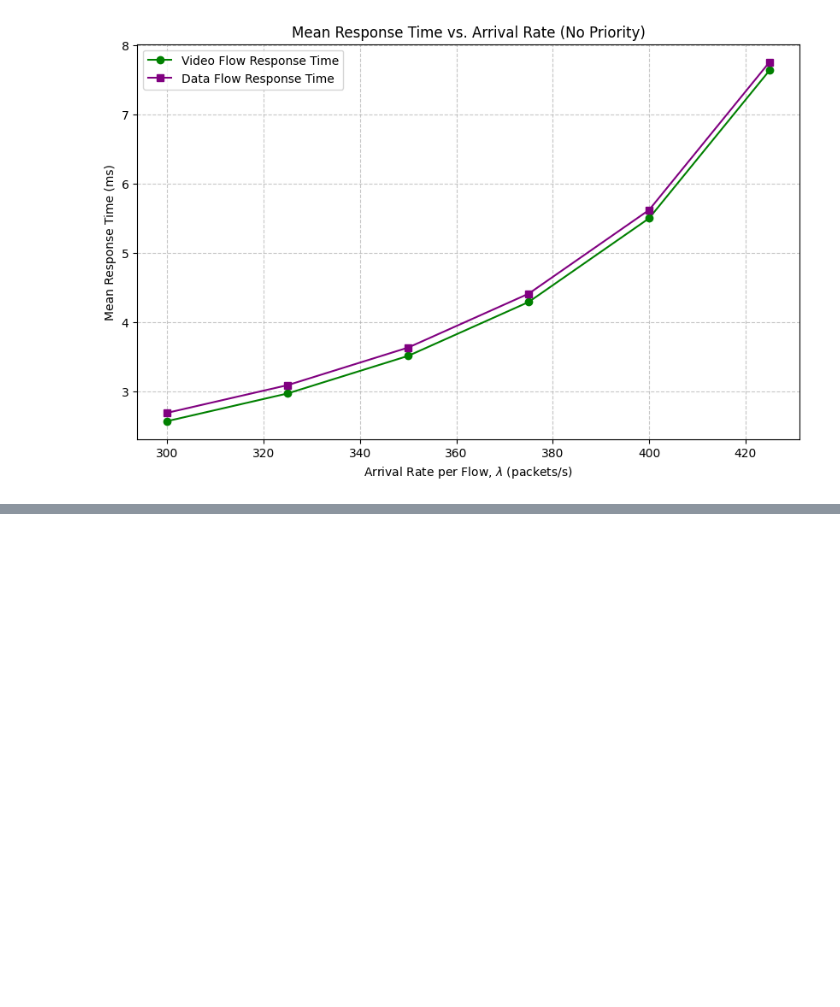
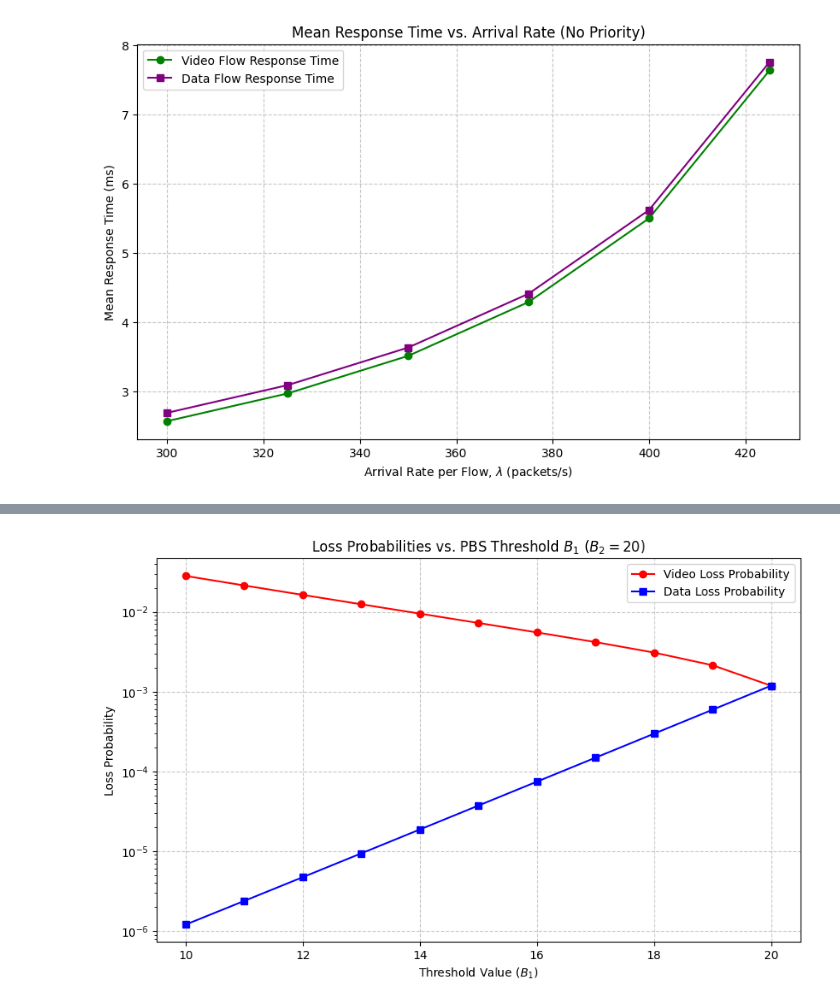
Before and after one commit to Clon5676/engOfQualityofService, a Jupyter notebook: Exercise2.ipynb, the cells around one changed output, grey strips where cells are left out. Cells and saved outputs as stored; diff of their text form; code cells hidden in the pictures; blank space fills up the shorter version.

```diff
--- a/Exercise2.ipynb
+++ b/Exercise2.ipynb
@@ -90,0 +73,67 @@ Notice that the curves for video and data are completely parallel. The only diff
+# %%
+import matplotlib.pyplot as plt
+
+def calculate_pbs_loss(B1, B2=20):
+    """
+    Calculate the loss probabilities for video and data flows under PBS.
+    B1: Threshold for rejecting video packets
+    B2: Total buffer size (fixed at 20)
+    """
+    lambda_v = 400  # Video arrival rate
+    lambda_d = 400  # Data arrival rate
+    capacity_bps = 1_000_000
+
+    # Calculate service rate mu (packets/s)
+    packet_size_bits = 120 * 8
+    mu = capacity_bps / packet_size_bits
+
+    # 1. Calculate unnormalized steady-state probabilities
+    terms = [0] * (B2 + 1)
+    terms[0] = 1.0  # Base state P0
+
+    for k in range(1, B2 + 1):
+        if k <= B1:
+            # Below threshold: accept both flows
+            terms[k] = terms[k-1] * ((lambda_v + lambda_d) / mu)
+        else:
+            # Above threshold: accept ONLY data flows
+            terms[k] = terms[k-1] * (lambda_d / mu)
+
+    # 2. Normalize probabilities
+    sum_terms = sum(terms)
+    P = [t / sum_terms for t in terms]
+
+    # 3. Calculate Loss Probabilities
+    # Video is lost when buffer >= B1
+    P_loss_video = sum(P[B1 : B2 + 1])
+
+    # Data is lost only when buffer is completely full (state B2)
+    P_loss_data = P[B2]
+
+    return P_loss_video, P_loss_data
+
+# Prepare data: B1 varies from B2/2 (10) up to B2 (20)
+B2_max = 20
+B1_values = list(range(10, B2_max + 1))
+loss_prob_video = []
+loss_prob_data = []
+
+for b1 in B1_values:
+    pv, pd = calculate_pbs_loss(b1, B2_max)
+    loss_prob_video.append(pv)
+    loss_prob_data.append(pd)
+
+# Plot the graph for question (f)
+plt.figure(figsize=(10, 6))
+plt.plot(B1_values, loss_prob_video, marker='o', linestyle='-', color='red', label='Video Loss Probability')
+plt.plot(B1_values, loss_prob_data, marker='s', linestyle='-', color='blue', label='Data Loss Probability')
+
+plt.title('Loss Probabilities vs. PBS Threshold $B_1$ ($B_2 = 20$)')
+plt.xlabel('Threshold Value ($B_1$)')
+plt.ylabel('Loss Probability')
+plt.yscale('log')  # Log scale highlights the performance differences
+plt.grid(True, linestyle='--', alpha=0.7)
+plt.legend()
+plt.show()
+# %% [output]
+[figure, added]
```
Also changed, not shown: parts of 9 cells of this notebook.
